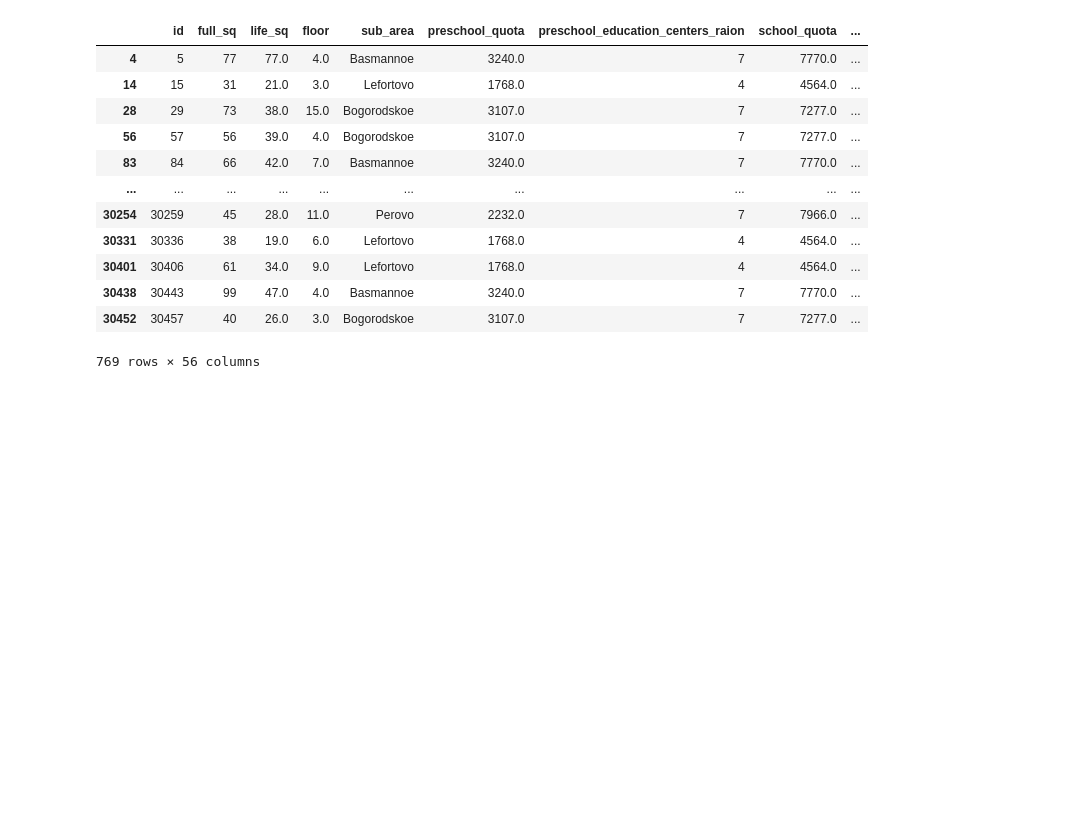
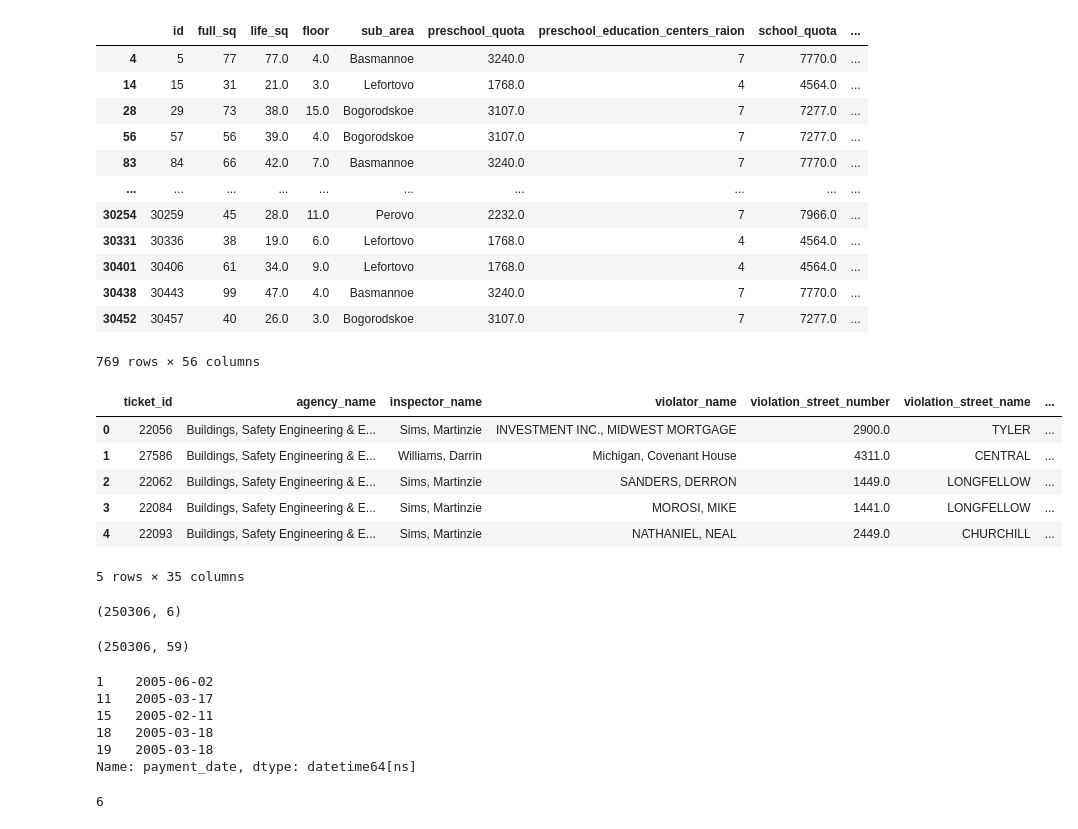
Before and after one commit to stuit/I-am-data-scientist, a Jupyter notebook: DATA_ANALYST/ML-2/2-Notebook.ipynb, the cells around one changed output. Drawn from its saved outputs; the diff is of its cells as text; code cells hidden in the pictures; blank space fills up the shorter version.

```diff
--- a/DATA_ANALYST/ML-2/2-Notebook.ipynb
+++ b/DATA_ANALYST/ML-2/2-Notebook.ipynb
@@ -267,3 +251,50 @@ sns.boxplot(x='sub_area', y='price_doc', data=filtered)
 | 30438 | 30443 | 99 | 47.0 | 4.0 | Basmannoe | 3240.0 | 7 | 7770.0 | ... |
 | 30452 | 30457 | 40 | 26.0 | 3.0 | Bogorodskoe | 3107.0 | 7 | 7277.0 | ... |
 769 rows × 56 columns
+# %%
+import numpy as np
+import pandas as pd
+%matplotlib inline
+
+vis_data = pd.read_csv("./train.csv",
+                       encoding = 'ISO-8859-1',
+                       low_memory = False)
+vis_data = vis_data.drop(['violation_zip_code', 'clean_up_cost'], axis=1)
+latlons = pd.read_csv("./latlons.csv")
+vis_data = pd.concat([vis_data, latlons], axis=1)
+vis_data.head()
+# %% [output]
+|  | ticket_id | agency_name | inspector_name | violator_name | violation_street_number | violation_street_name | ... |
+| 0 | 22056 | Buildings, Safety Engineering & E... | Sims, Martinzie | INVESTMENT INC., MIDWEST MORTGAGE | 2900.0 | TYLER | ... |
+| 1 | 27586 | Buildings, Safety Engineering & E... | Williams, Darrin | Michigan, Covenant House | 4311.0 | CENTRAL | ... |
+| 2 | 22062 | Buildings, Safety Engineering & E... | Sims, Martinzie | SANDERS, DERRON | 1449.0 | LONGFELLOW | ... |
+| 3 | 22084 | Buildings, Safety Engineering & E... | Sims, Martinzie | MOROSI, MIKE | 1441.0 | LONGFELLOW | ... |
+| 4 | 22093 | Buildings, Safety Engineering & E... | Sims, Martinzie | NATHANIEL, NEAL | 2449.0 | CHURCHILL | ... |
+5 rows × 35 columns
+# %%
+from sklearn.preprocessing import PolynomialFeatures
+
+pf = PolynomialFeatures(2)
+poly_features = pf.fit_transform(vis_data[['balance_due', 'payment_amount']])
+poly_features
+poly_features.shape
+# %% [output]
+(250306, 6)
+# %%
+pd.get_dummies(vis_data.state).shape
+# %% [output]
+(250306, 59)
+# %%
+datetime_vals = pd.to_datetime(vis_data.payment_date.dropna())
+datetime_vals.head()
+# %% [output]
+1    2005-06-02
+11   2005-03-17
+15   2005-02-11
+18   2005-03-18
+19   2005-03-18
+Name: payment_date, dtype: datetime64[ns]
+# %%
+datetime_vals[1].month
+# %% [output]
+6
```
Also changed, not shown: parts of 9 cells of this notebook, 3 other files.
